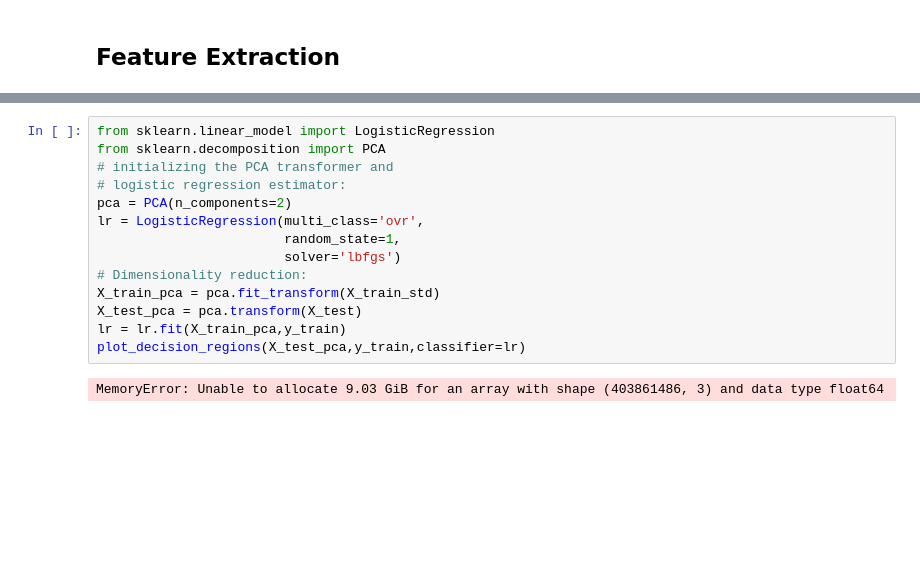
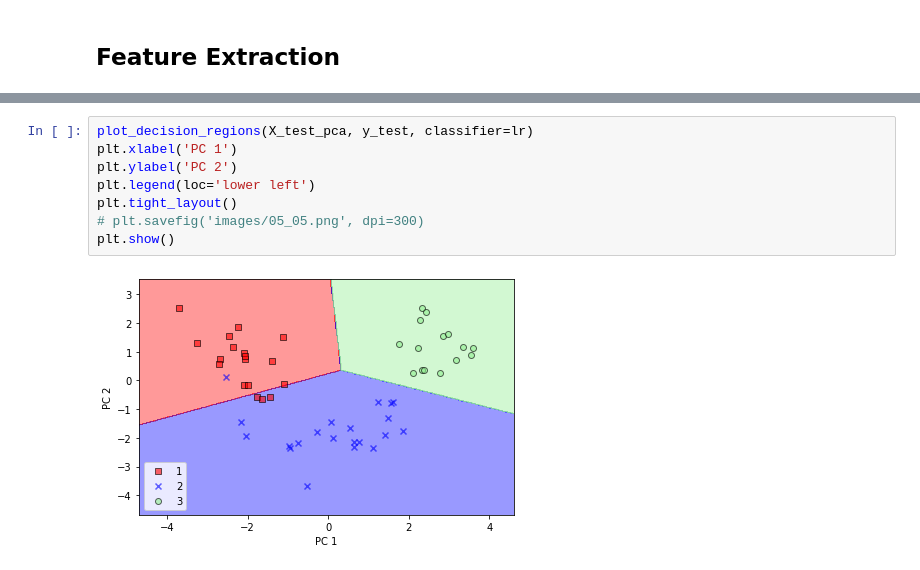
Before and after one commit to cyc123456789/Python_ML_Playground, a Jupyter notebook: Ch5.ipynb, the cells around one changed output, grey strips where cells are left out. Saved outputs shown, nothing was run; the diff lists cells and outputs as text; blank space fills up the shorter version.

```diff
--- a/Ch5.ipynb
+++ b/Ch5.ipynb
@@ -130,16 +396,10 @@ def plot_decision_regions(X,y,classifier,test_idx=None,resolution=0.02):
-# %%
-from sklearn.linear_model import LogisticRegression
-from sklearn.decomposition import PCA
-# initializing the PCA transformer and
-# logistic regression estimator:
-pca = PCA(n_components=2)
-lr = LogisticRegression(multi_class='ovr',
-                        random_state=1,
-                        solver='lbfgs')
-# Dimensionality reduction:
-X_train_pca = pca.fit_transform(X_train_std)
-X_test_pca = pca.transform(X_test)
-lr = lr.fit(X_train_pca,y_train)
-plot_decision_regions(X_test_pca,y_train,classifier=lr)
-# %% [output]
-MemoryError: Unable to allocate 9.03 GiB for an array with shape (403861486, 3) and data type float64
+# %%
+plot_decision_regions(X_test_pca, y_test, classifier=lr)
+plt.xlabel('PC 1')
+plt.ylabel('PC 2')
+plt.legend(loc='lower left')
+plt.tight_layout()
+# plt.savefig('images/05_05.png', dpi=300)
+plt.show()
+# %% [output]
+[figure, added]
```
Also changed, not shown: parts of 12 cells of this notebook.
